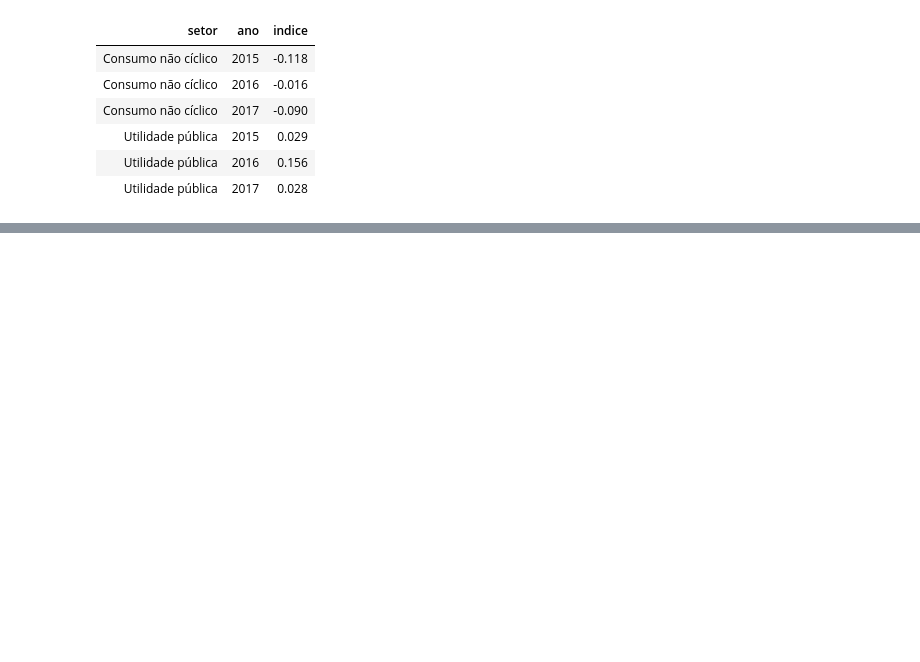
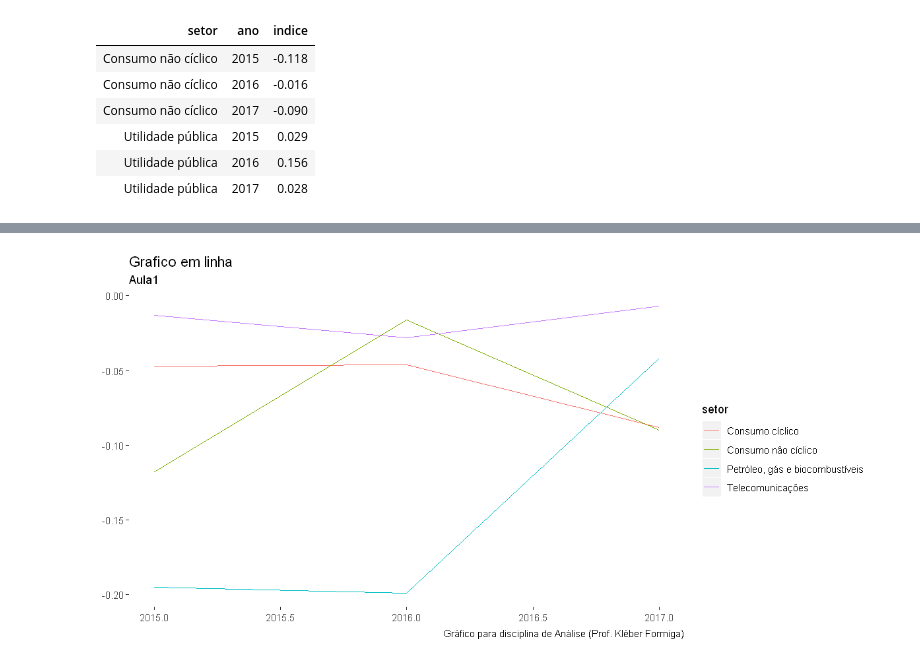
Before and after one commit to kleberformiga/Aulas, a Jupyter notebook: AnaliseDemCont/AnaliseDemCont.ipynb, the cells around one changed output, grey strips where cells are left out. Drawn from its saved outputs; the diff is of its cells as text; code cells hidden in the pictures; blank space fills up the shorter version.

Commit message:
ajuste aula

```diff
--- a/AnaliseDemCont/AnaliseDemCont.ipynb
+++ b/AnaliseDemCont/AnaliseDemCont.ipynb
@@ -217,0 +201,7 @@ geom_text(aes(y = indice + 0.1 * sign(indice), label = indice),
+# %%
+ggplot(resultSetor[substr(setor, 1, 4) %in% c("Petr", "Tele", "Cons")], aes(ano, indice, col = setor)) +
+geom_line() +
+theme(legend.position = "right", panel.background = element_blank(), axis.title=element_blank()) +
+labs(title = "Grafico em linha", subtitle = "Aula1", caption = "Gráfico para disciplina de Análise (Prof. Kléber Formiga)")
+# %% [output]
+[figure, added]
```
Also changed, not shown: parts of 8 cells of this notebook, 2 other files.
